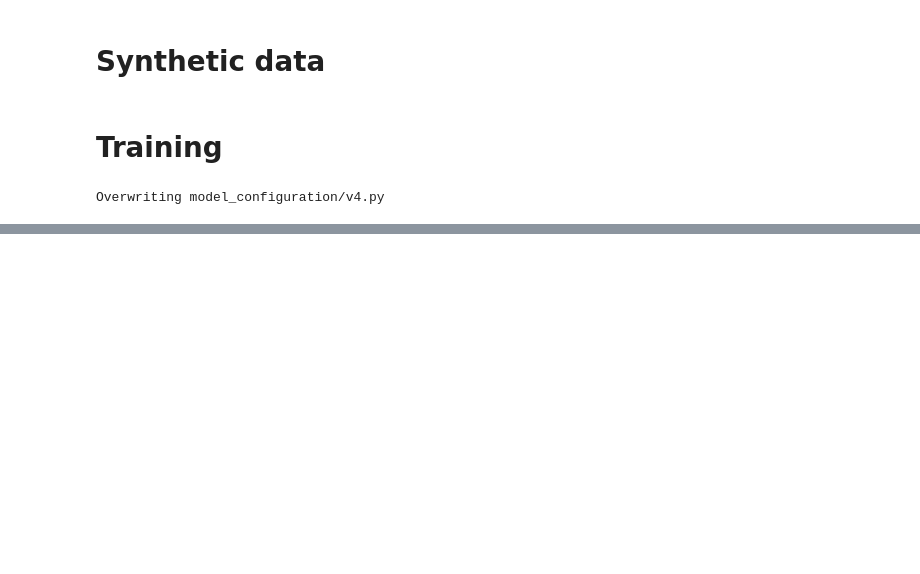
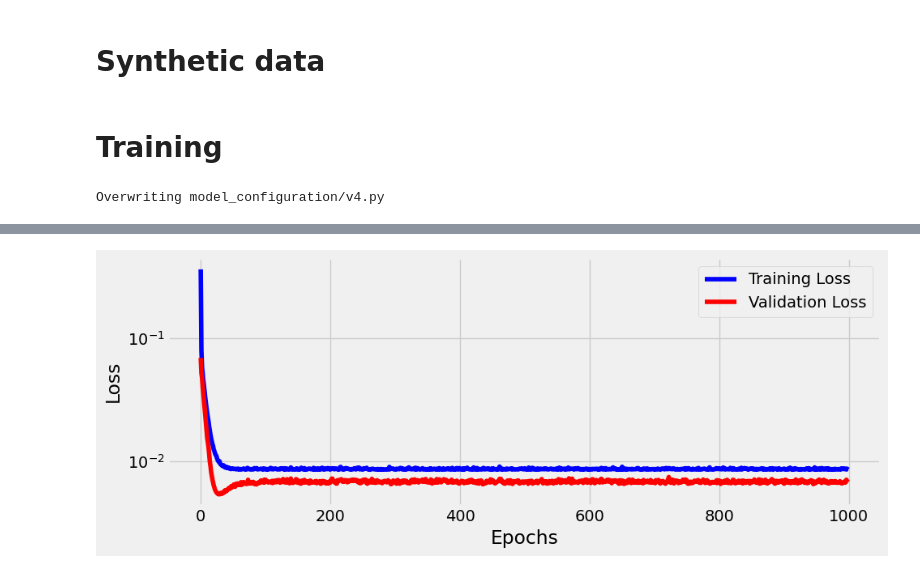
Before and after one commit to VaheC/Pytorch_Study, a Jupyter notebook: chapter2_1.ipynb, the cells around one changed output, grey strips where cells are left out. Saved outputs shown, nothing was run; the diff lists cells and outputs as text; code cells hidden in the pictures; blank space fills up the shorter version.

Commit message:
chapter2_1 loss plot added

```diff
--- a/chapter2_1.ipynb
+++ b/chapter2_1.ipynb
@@ -236,0 +235,4 @@ AttributeError: 'StepByStep' object has no attribute 'valid_losse'
+# %%
+fig = sbs.plot_losses()
+# %% [output]
+[figure, added]
```
Also changed, not shown: parts of 1 cell of this notebook.
